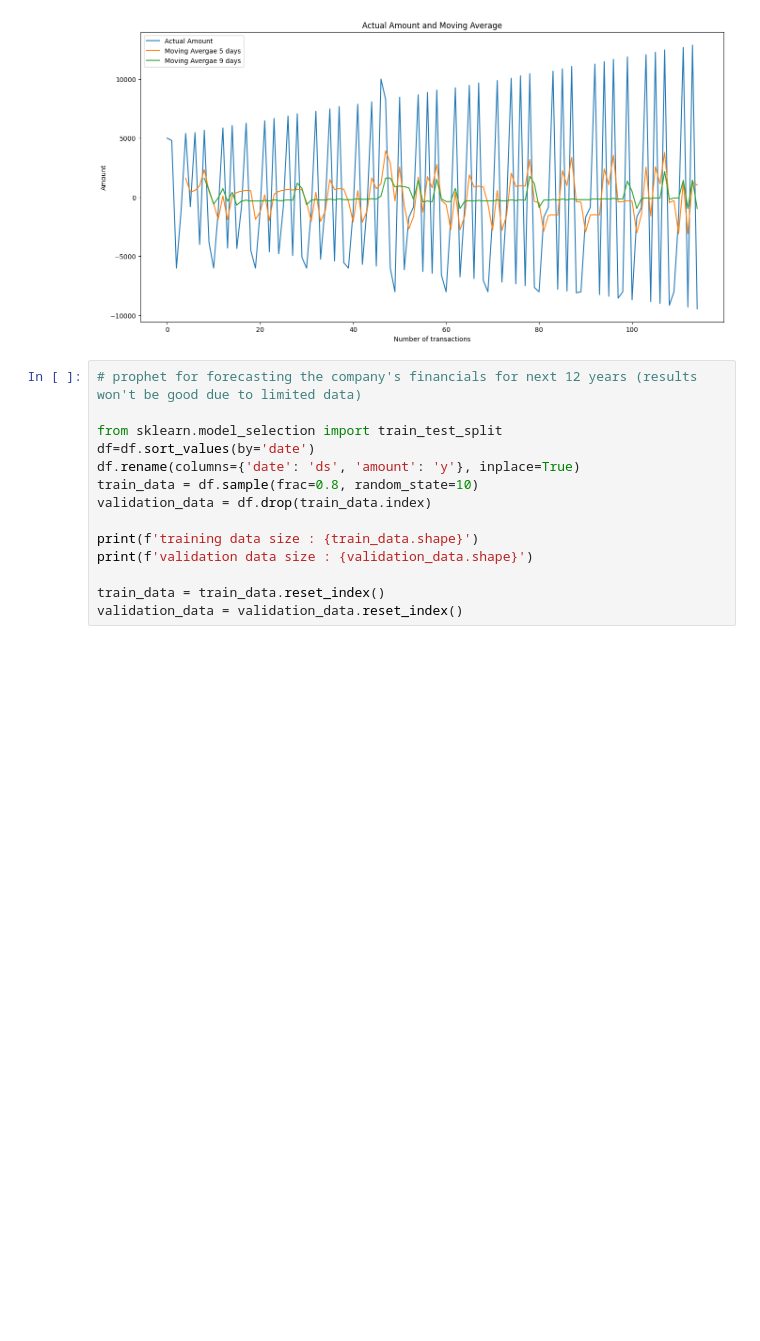
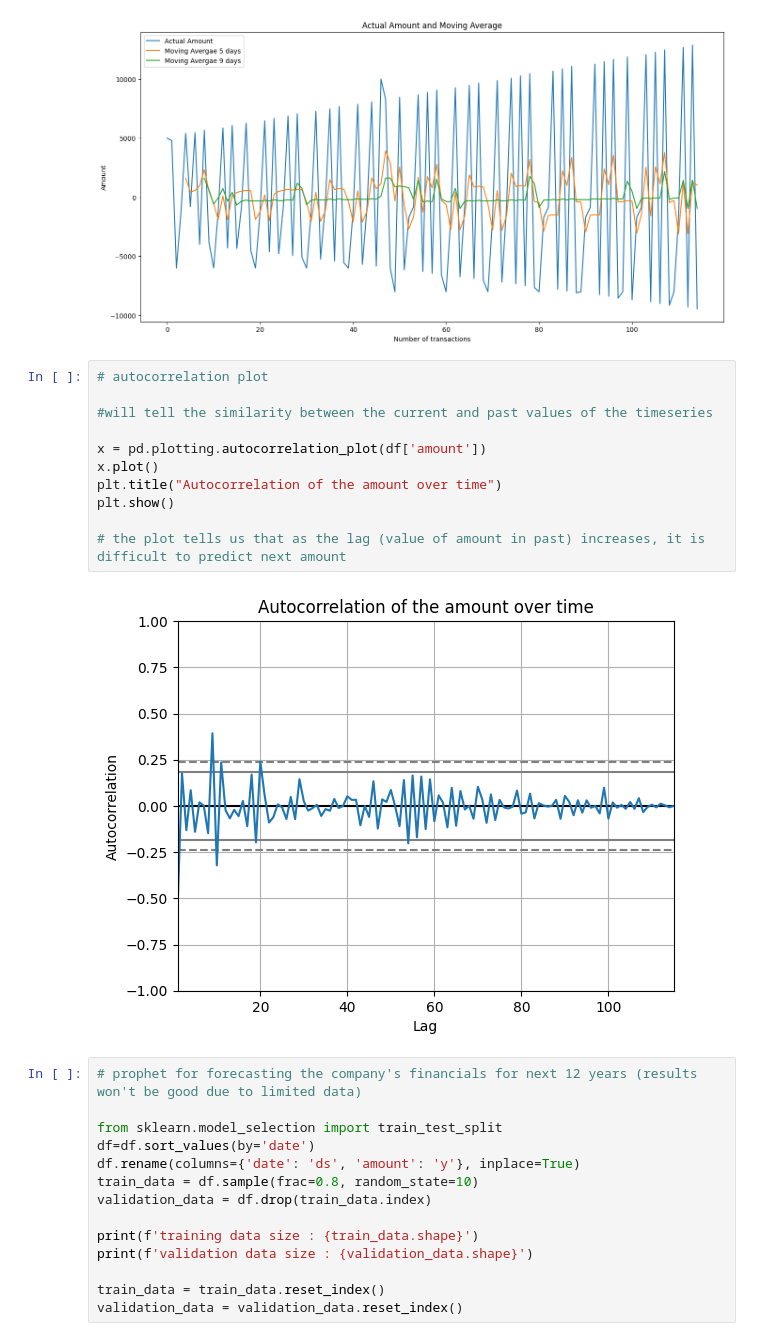
Before and after one commit to AsimFayyazRaja/liqi_task, a Jupyter notebook: analysis.ipynb, the cells around one changed output. Cells and saved outputs as stored; diff of their text form; blank space fills up the shorter version.

```diff
--- a/analysis.ipynb
+++ b/analysis.ipynb
@@ -317,6 +317,19 @@ plt.title('Actual Amount and Moving Average')
 plt.show()
 # %% [output]
 [figure]
+# %%
+# autocorrelation plot
+
+#will tell the similarity between the current and past values of the timeseries
+
+x = pd.plotting.autocorrelation_plot(df['amount'])
+x.plot()
+plt.title("Autocorrelation of the amount over time")
+plt.show()
+
+# the plot tells us that as the lag (value of amount in past) increases, it is difficult to predict next amount
+# %% [output]
+[figure, added]
 # %%
 # prophet for forecasting the company's financials for next 12 years (results won't be good due to limited data)
 
```
Also changed, not shown: parts of 2 cells of this notebook, 1 other file.
